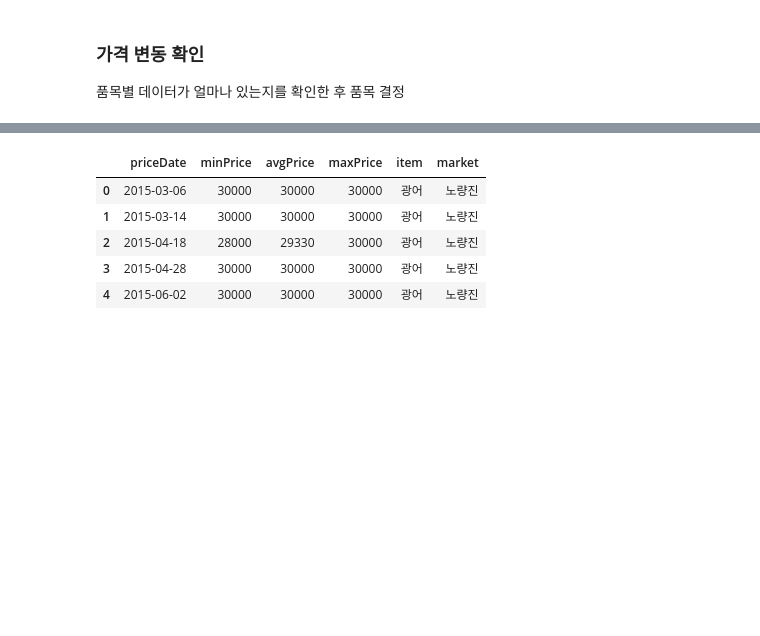
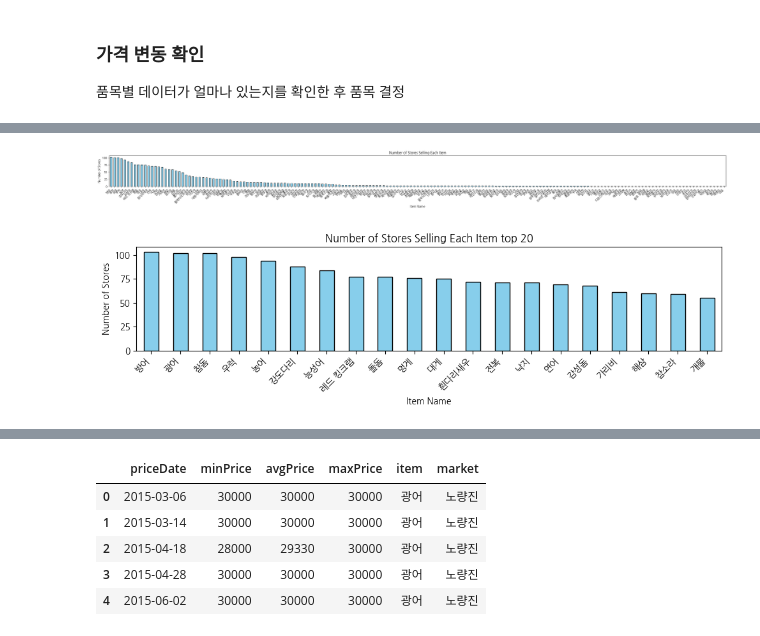
Before and after one commit to vhf1030/Pisces, a Jupyter notebook: notebooks/eda_ikh.ipynb, the cells around one changed output, grey strips where cells are left out. Cells and saved outputs as stored; diff of their text form; code cells hidden in the pictures; blank space fills up the shorter version.

```diff
--- a/notebooks/eda_ikh.ipynb
+++ b/notebooks/eda_ikh.ipynb
@@ -89,0 +133,27 @@ df_ftd.to_csv(output_file, index=False, encoding="utf-8")
+# %%
+# 품목별 판매중인 가게 수 확인
+# itemName별 store_id의 고유 개수 계산
+item_store_count = df.groupby("itemName")["store_id"].nunique()
+
+item_store_count_df = item_store_count.reset_index()
+item_store_count_df.columns = ["itemName", "store_count"]
+
+item_store_count_sorted = item_store_count.sort_values(ascending=False)
+item_store_count_sorted.plot(kind="bar", figsize=(30, 3), color="skyblue", edgecolor="black")
+plt.title("Number of Stores Selling Each Item")
+plt.xlabel("Item Name")
+plt.ylabel("Number of Stores")
+plt.xticks(rotation=45, ha="right")
+plt.tight_layout()
+plt.show()
+
+item_store_count_sorted[:20].plot(kind="bar", figsize=(10, 3), color="skyblue", edgecolor="black")
+plt.title("Number of Stores Selling Each Item top 20")
+plt.xlabel("Item Name")
+plt.ylabel("Number of Stores")
+plt.xticks(rotation=45, ha="right")
+plt.tight_layout()
+plt.show()
+# %% [output]
+[figure, added]
+[figure, added]
```
Also changed, not shown: parts of 8 cells of this notebook, 1 other file.
